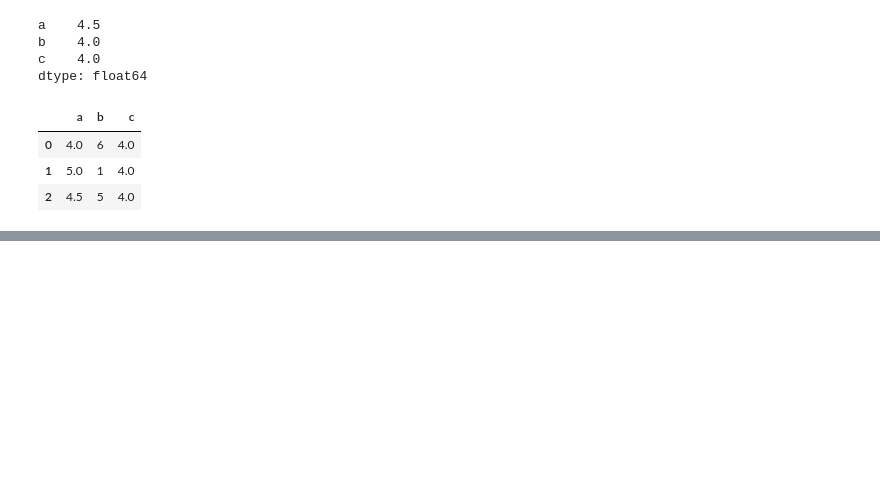
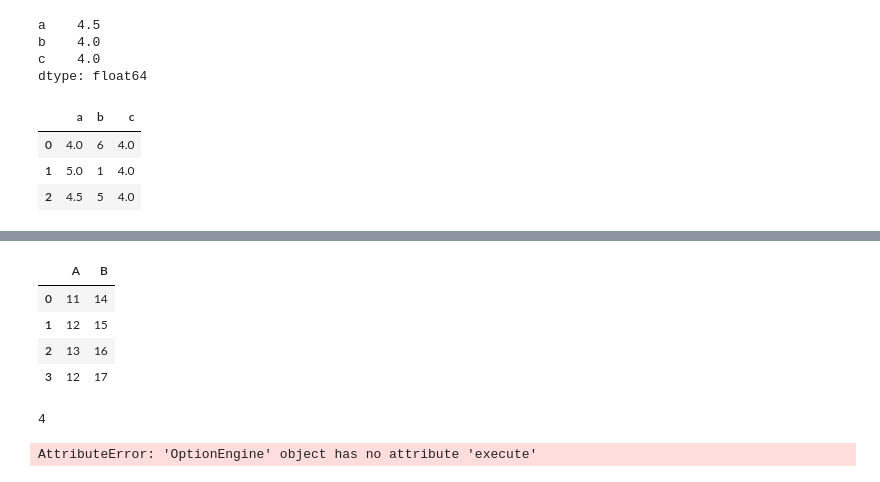
Before and after one commit to clog10/Machine-Learning, a Jupyter notebook: Pandas/Pandas.ipynb, the cells around one changed output, grey strips where cells are left out. Saved outputs shown, nothing was run; the diff lists cells and outputs as text; code cells hidden in the pictures; blank space fills up the shorter version.

```diff
--- a/Pandas/Pandas.ipynb
+++ b/Pandas/Pandas.ipynb
@@ -572,0 +581,12 @@ dataframe_web
+# %%
+dicct = {'A' : [11, 12, 13, 12], 'B' : [ 14, 15, 16, 17]}
+# %%
+dataFrame = pd.DataFrame(dicct)
+# %%
+dataFrame
+# %% [output]
+|  | A | B |
+| 0 | 11 | 14 |
+| 1 | 12 | 15 |
+| 2 | 13 | 16 |
+| 3 | 12 | 17 |
@@ -572,0 +595,8 @@ dataframe_web
+# %%
+dataFrame.to_sql('table', engine, index=False)
+# %% [output]
+4
+# %%
+data_readed = pd.read_sql('table', con = engine)
+# %% [output]
+AttributeError: 'OptionEngine' object has no attribute 'execute'
```
Also changed, not shown: parts of 113 cells of this notebook.
